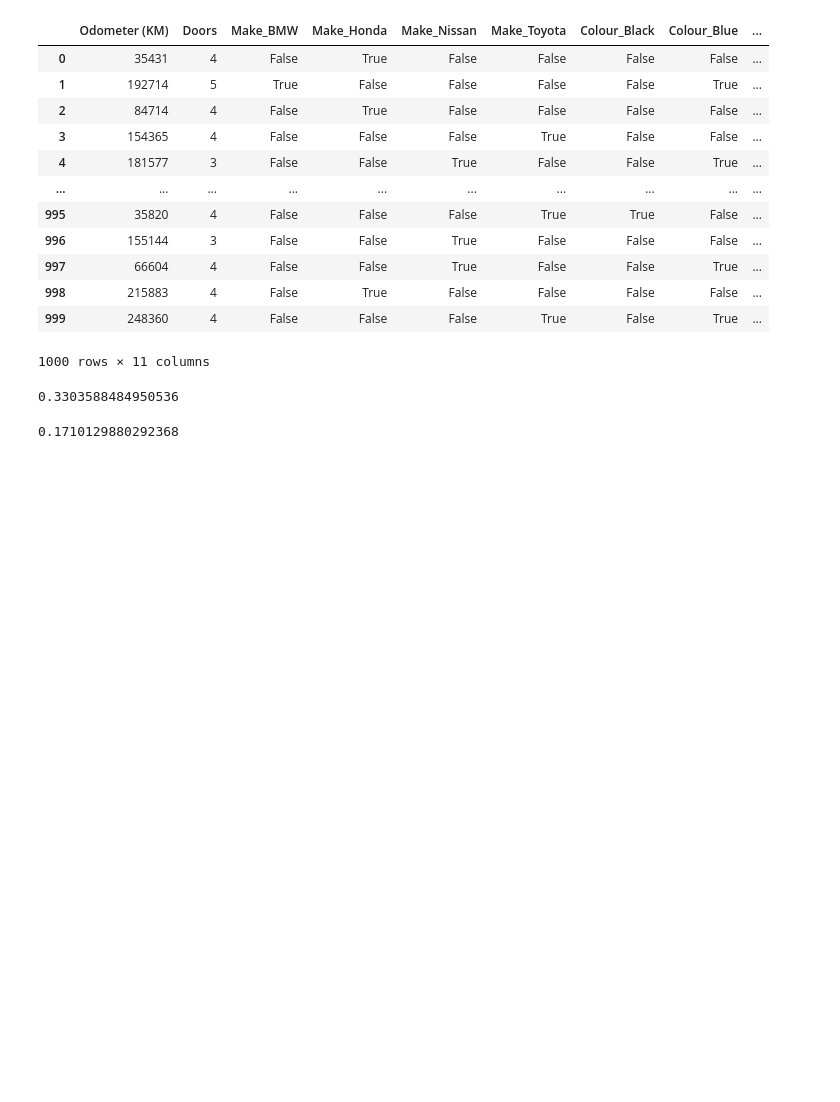
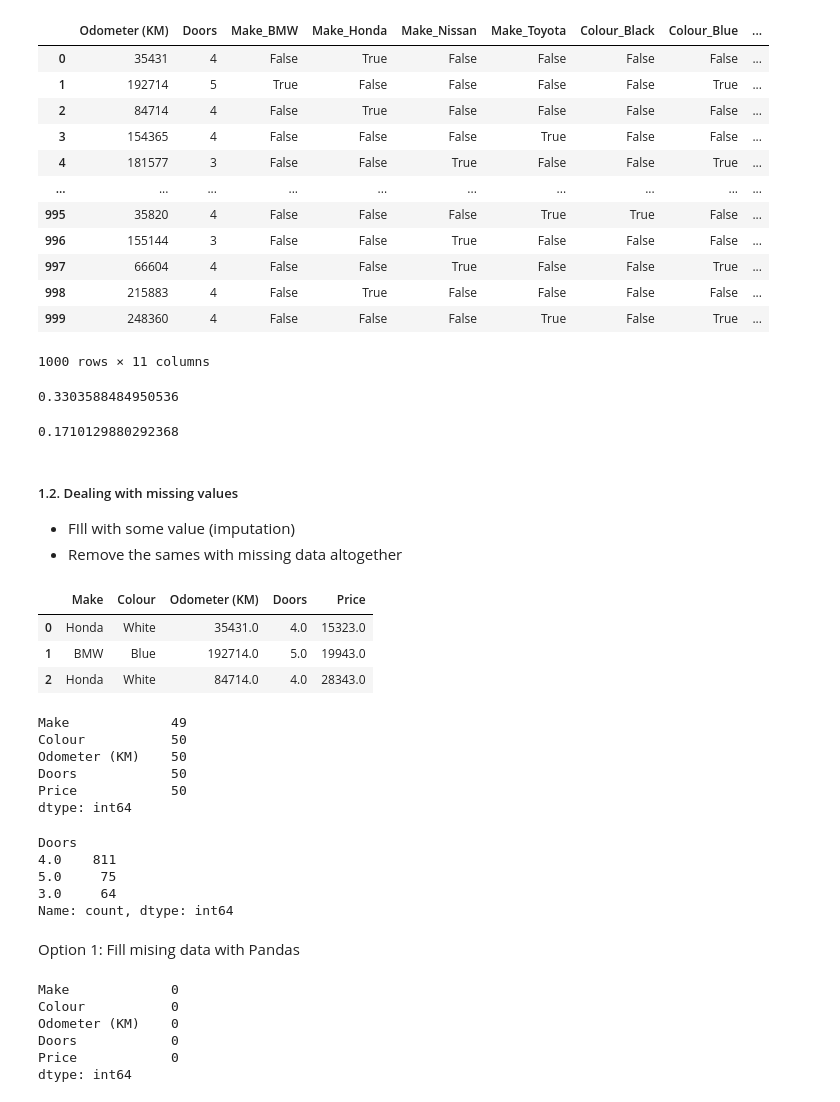
Before and after one commit to Hai567/ztm-ml, a Jupyter notebook: scikilearn/intro-to-sklearn.ipynb, the cells around one changed output. Drawn from its saved outputs; the diff is of its cells as text; code cells hidden in the pictures; blank space fills up the shorter version.

```diff
--- a/scikilearn/intro-to-sklearn.ipynb
+++ b/scikilearn/intro-to-sklearn.ipynb
@@ -295,3 +295,54 @@ model.fit(dummies_X_train, Y_train)
 model.score(dummies_X_test, Y_test)
 # %% [output]
 0.1710129880292368
+# %% [markdown]
+##### 1.2. Dealing with missing values
+- FIll with some value (imputation)
+- Remove the sames with missing data altogether
+# %%
+import pandas as pd
+import numpy as np
+import matplotlib.pyplot as plt
+car_sales_missing = pd.read_csv("./data/car-sales-extended-missing-data.csv")
+car_sales_missing.head(3)
+# %% [output]
+|  | Make | Colour | Odometer (KM) | Doors | Price |
+| 0 | Honda | White | 35431.0 | 4.0 | 15323.0 |
+| 1 | BMW | Blue | 192714.0 | 5.0 | 19943.0 |
+| 2 | Honda | White | 84714.0 | 4.0 | 28343.0 |
+# %%
+car_sales_missing.isna().sum()
+# %% [output]
+Make             49
+Colour           50
+Odometer (KM)    50
+Doors            50
+Price            50
+dtype: int64
+# %%
+car_sales_missing["Doors"].value_counts()
+# %% [output]
+Doors
+4.0    811
+5.0     75
+3.0     64
+Name: count, dtype: int64
+# %% [markdown]
+Option 1: Fill mising data with Pandas
+# %%
+car_sales_missing["Make"] = car_sales_missing["Make"].fillna("missing")
+car_sales_missing["Colour"] = car_sales_missing["Colour"].fillna("missing")
+car_sales_missing["Odometer (KM)"] = car_sales_missing["Odometer (KM)"].fillna(car_sales_missing["Odometer (KM)"].mean())
+car_sales_missing["Doors"] = car_sales_missing["Doors"].fillna(4)
+
+# Drop the any col that have missing Price as this is what we need to predict on
+car_sales_missing = car_sales_missing.dropna()
+
+car_sales_missing.isna().sum()
+# %% [output]
+Make             0
+Colour           0
+Odometer (KM)    0
+Doors            0
+Price            0
+dtype: int64
```
Also changed, not shown: parts of 12 cells of this notebook, 8 other files.
